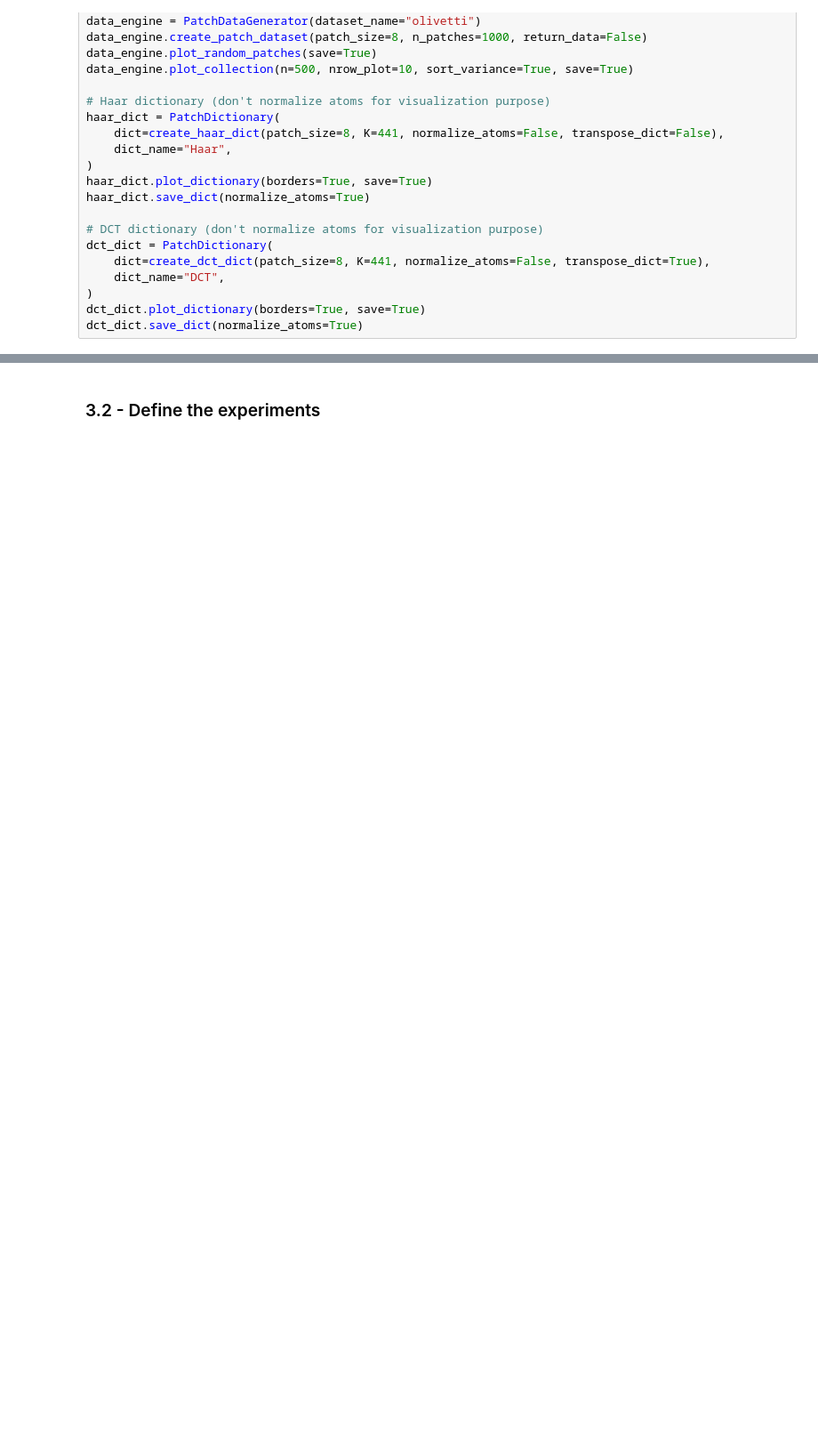
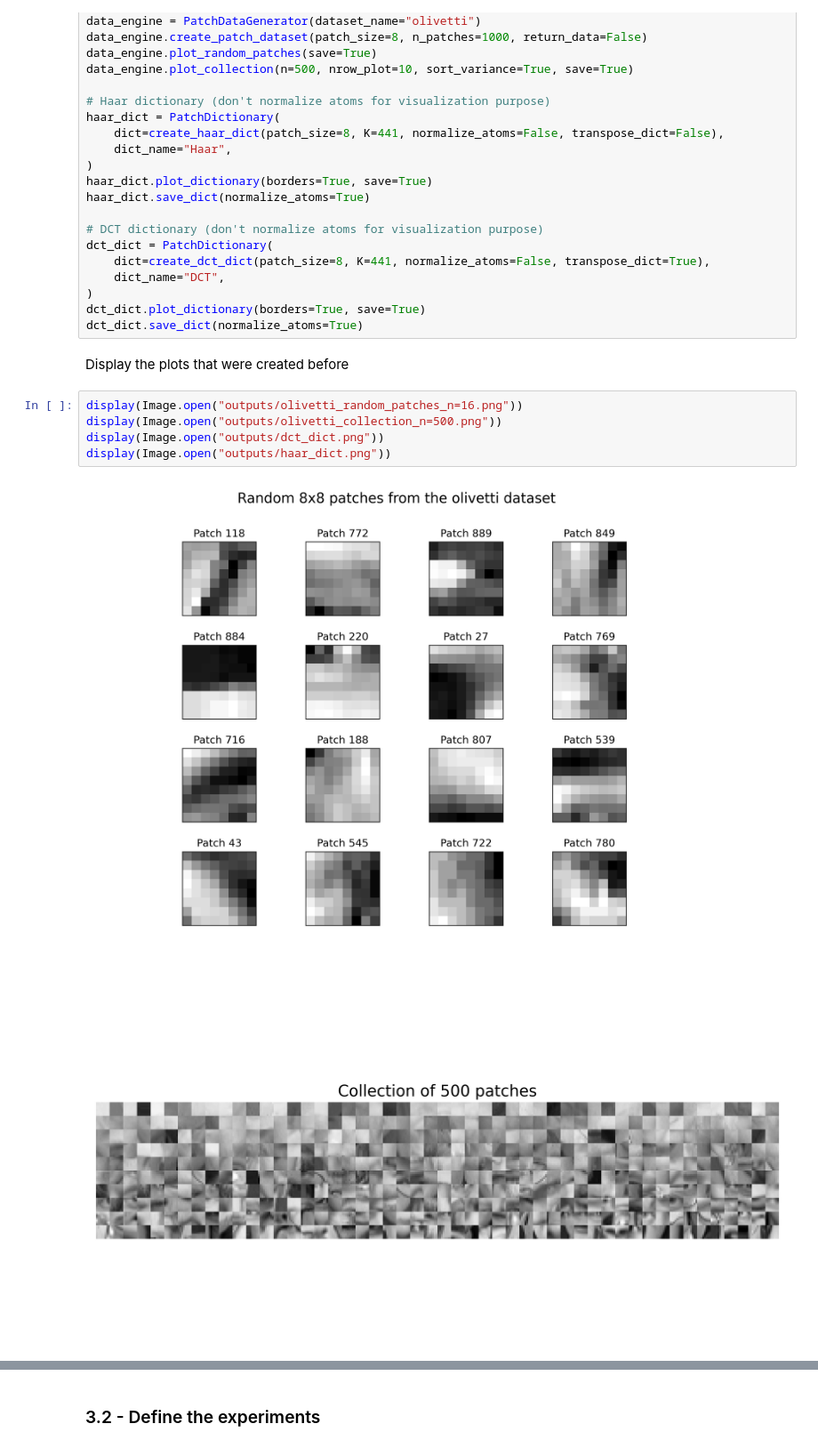
Before and after one commit to t0m1ab/K-SVD, a Jupyter notebook: Projet_KSVD_clean.ipynb, the cells around one changed output, grey strips where cells are left out. Shown at 89% size. Drawn from its saved outputs; the diff is of its cells as text; blank space fills up the shorter version.

```diff
--- a/Projet_KSVD_clean.ipynb
+++ b/Projet_KSVD_clean.ipynb
@@ -1157,3 +1163,13 @@ dct_dict = PatchDictionary(
 )
 dct_dict.plot_dictionary(borders=True, save=True)
 dct_dict.save_dict(normalize_atoms=True)
+# %% [markdown]
+Display the plots that were created before
+# %%
+display(Image.open("outputs/olivetti_random_patches_n=16.png"))
+display(Image.open("outputs/olivetti_collection_n=500.png"))
+display(Image.open("outputs/dct_dict.png"))
+display(Image.open("outputs/haar_dict.png"))
+# %% [output]
+[figure, added]
+[figure, added]
```
Also changed, not shown: parts of 7 cells of this notebook.
